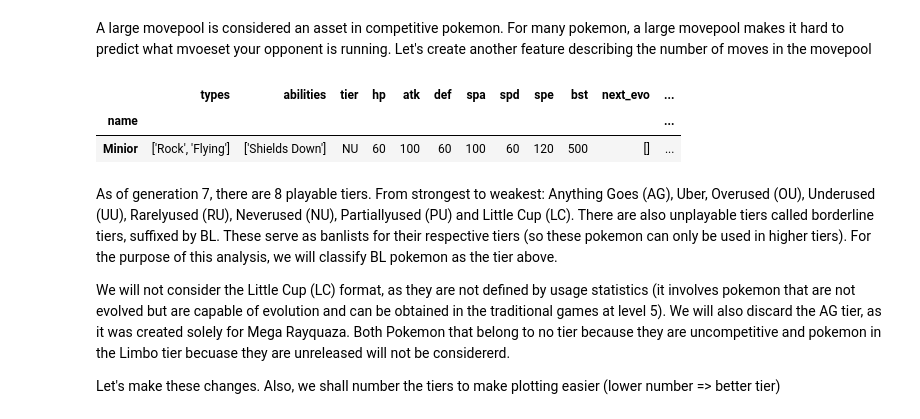
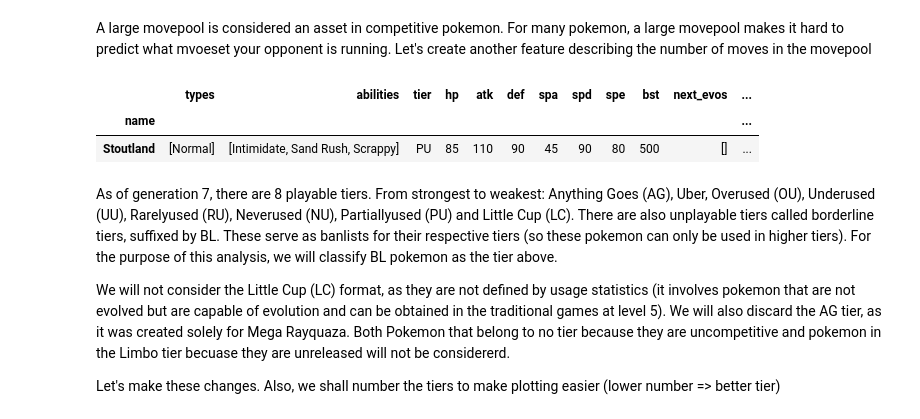
Before and after one commit to n2cholas/pokemon-analysis, a Jupyter notebook: Pokemon-Analysis.ipynb, the cells around one changed output. Saved outputs shown, nothing was run; the diff lists cells and outputs as text; code cells hidden in the pictures.

```diff
--- a/Pokemon-Analysis.ipynb
+++ b/Pokemon-Analysis.ipynb
@@ -26,9 +41,21 @@ Number of pokemon:  918
+# %%
+#Preliminary Processing:
+mdf.columns = ['index', 'name', 'type', 'category', 'contest', 'pp', 'power', 'accuracy', 'generation']
+mdf.set_index('index')
+mdf.sample()
+
+df.columns = ['name', 'types', 'abilities', 'tier', 'hp', 'atk', 'def', 'spa', 'spd', 'spe', 'next_evos','moves']
+
+#turn the lists into actual lists
+df['next_evos'] = df.apply(lambda x: eval(x.next_evos), axis=1)
+df['types'] = df.apply(lambda x: eval(x.types), axis=1)
+df['abilities'] = df.apply(lambda x: eval(x.abilities), axis=1)
+df['moves'] = df.apply(lambda x: eval(x.moves), axis=1)
 # %% [markdown]
 The base stat total is a common metric players use to assess a Pokemon's overall strength, so let's create a column for this.
 # %%
-df.columns = ['name', 'types', 'abilities', 'tier', 'hp', 'atk', 'def', 'spa', 'spd', 'spe', 'next_evo','moves']
 df['bst'] = df['hp'] + df['atk'] + df['def'] + df['spa'] + df['spd'] + df['spe']
-df = df[['name', 'types', 'abilities', 'tier', 'hp', 'atk', 'def', 'spa', 'spd', 'spe', 'bst', 'next_evo','moves']]
+df = df[['name', 'types', 'abilities', 'tier', 'hp', 'atk', 'def', 'spa', 'spd', 'spe', 'bst', 'next_evos','moves']]
 df.set_index('name', inplace=True)
 # %% [markdown]
 The next evolution information is not immediately useful; however, we can determine how far a pokemon is in it's evolutionary chain. Notice that a pokemon can have one, two, or three evolutions in it's chain, along with the possibility of a mega evolution. A pokemon that is in its final form that after one evolution is not necessarily weaker or stronger than another after two evolutions. For each pokemon, let's store the length of the evolutionary chain (excluding mega evolutions) and it's stage in the chain.
@@ -48,7 +75,7 @@ We shall treat alternate forms that have a BST that is strictly greater than its
 def stage_in_evo(n):
     # returns number of evolutions before it
     #print(df[df['name'] == n]['name'])
-    bool_arr = df.apply(lambda x: n in eval(x['next_evo']) and (n+'-') not in x['next_evo'], axis=1) #gets index of previous evolution
+    bool_arr = df.apply(lambda x: n in x['next_evos'] and (n+'-') not in x['next_evos'], axis=1) #gets index of previous evolution
     if '-Mega' in n: #mega evolutions
         return stage_in_evo(n.split('-')[0]) + 1
     elif not any(bool_arr):
@@ -60,7 +87,7 @@ def num_evos(n):
     if n not in df.index: #checks to ensure valid pokemon
         return n
 
-    next_evos = eval(df.loc[n, 'next_evo'])
+    next_evos = df.loc[n, 'next_evos']
     if len(next_evos) > 0: #existence of next_evo
         if n in next_evos[0]: # if "next evo" is an alternate form
             return df.loc[n, 'stage'] #accounting for alternate forms
@@ -88,12 +115,12 @@ df[(df.index == 'Landorus-Therian') | (df.index == 'Landorus') | (df.index == 'M
 # %% [markdown]
 A large movepool is considered an asset in competitive pokemon. For many pokemon, a large movepool makes it hard to predict what mvoeset your opponent is running. Let's create another feature describing the number of moves in the movepool
 # %%
-df['num_moves'] = df.apply(lambda x: len(eval(x.moves)), axis=1)
+df['num_moves'] = df.apply(lambda x: len(x.moves), axis=1)
 df.sample()
 # %% [output]
-|  | types | abilities | tier | hp | atk | def | spa | spd | spe | bst | next_evo | ... |
+|  | types | abilities | tier | hp | atk | def | spa | spd | spe | bst | next_evos | ... |
 | name |  |  |  |  |  |  |  |  |  |  |  | ... |
-| Minior | ['Rock', 'Flying'] | ['Shields Down'] | NU | 60 | 100 | 60 | 100 | 60 | 120 | 500 | [] | ... |
+| Stoutland | [Normal] | [Intimidate, Sand Rush, Scrappy] | PU | 85 | 110 | 90 | 45 | 90 | 80 | 500 | [] | ... |
 # %% [markdown]
 As of generation 7, there are 8 playable tiers. From strongest to weakest: Anything Goes (AG), Uber, Overused (OU), Underused (UU), Rarelyused (RU), Neverused (NU), Partiallyused (PU) and Little Cup (LC). There are also unplayable tiers called borderline tiers, suffixed by BL. These serve as banlists for their respective tiers (so these pokemon can only be used in higher tiers). For the purpose of this analysis, we will classify BL pokemon as the tier above.
 
```
Also changed, not shown: parts of 46 cells of this notebook.
